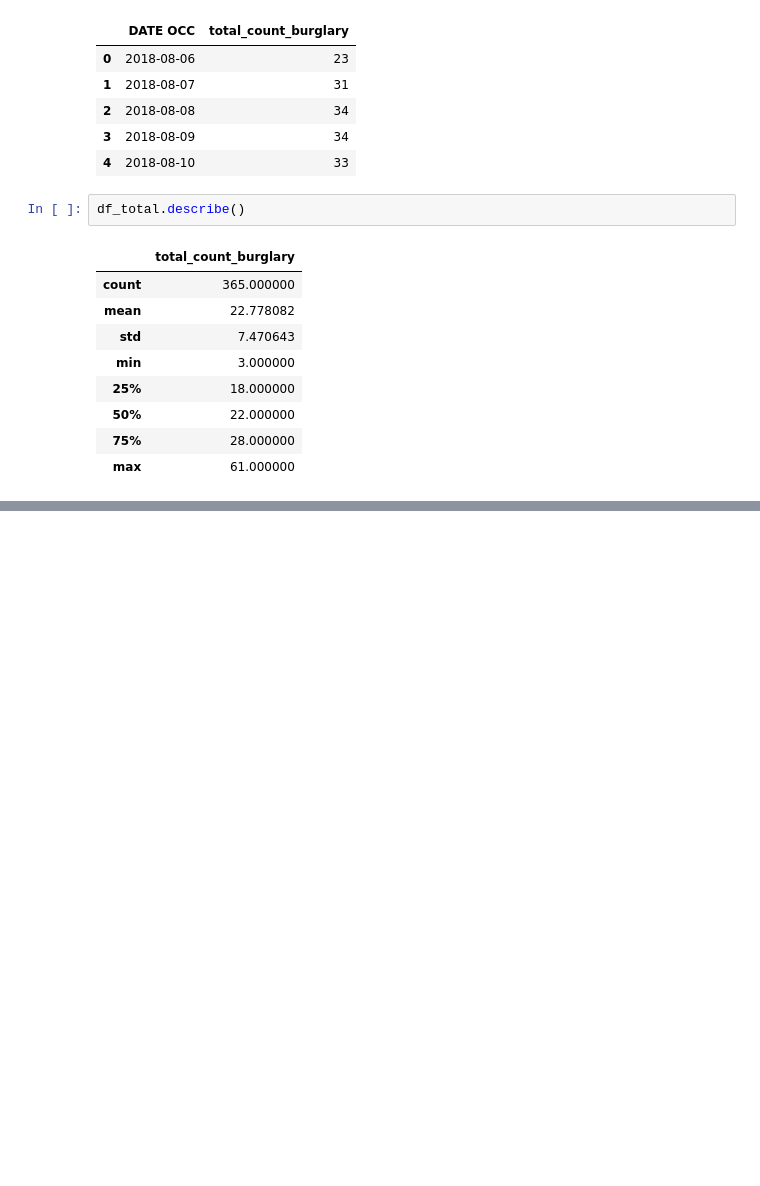
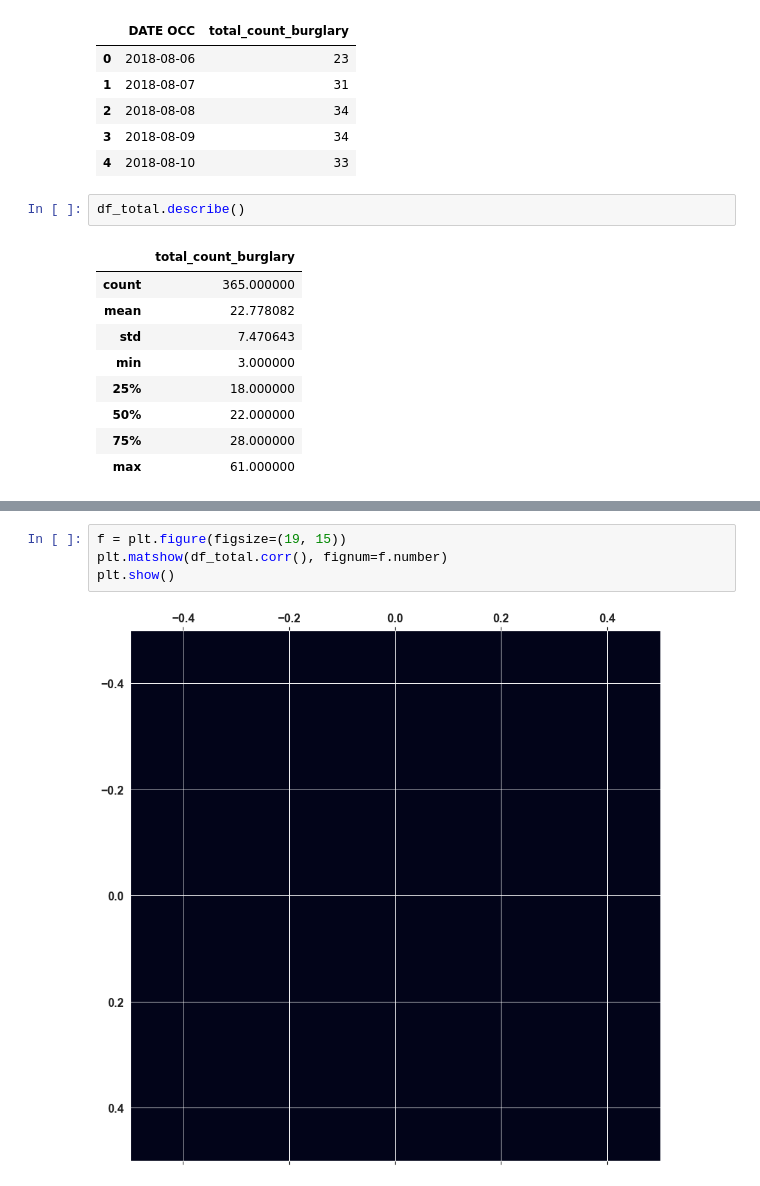
Before and after one commit to pattyjula/losangeles-burglary, a Jupyter notebook: LA_burglary.ipynb, the cells around one changed output, grey strips where cells are left out. Drawn from its saved outputs; the diff is of its cells as text; blank space fills up the shorter version.

```diff
--- a/LA_burglary.ipynb
+++ b/LA_burglary.ipynb
@@ -138,0 +141,6 @@ sns.kdeplot( df_total["total_count_burglary"], shade=True, color="g")
+# %%
+f = plt.figure(figsize=(19, 15))
+plt.matshow(df_total.corr(), fignum=f.number)
+plt.show()
+# %% [output]
+[figure, added]
```
Also changed, not shown: parts of 8 cells of this notebook.
